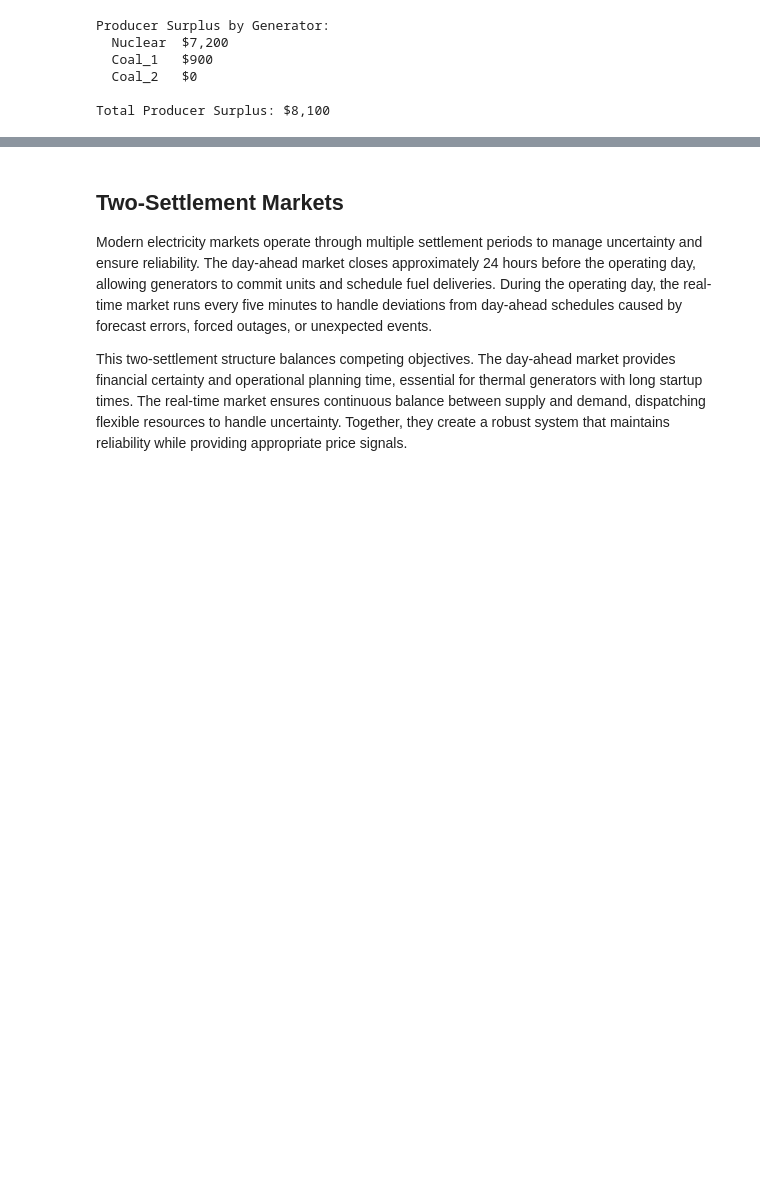
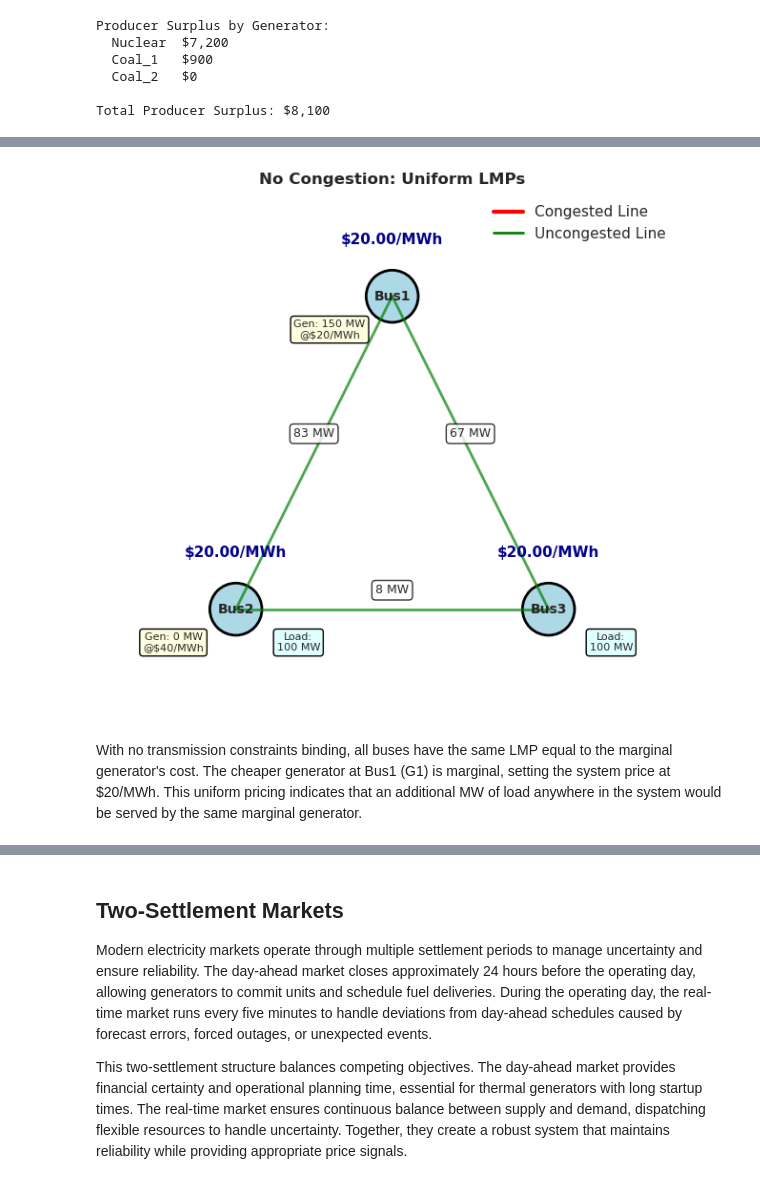
Before and after one commit to PowerCyberTraining/powercybertraining.github.io, a Jupyter notebook: pct/modules/04/electricity-markets-basics.ipynb, the cells around one changed output, grey strips where cells are left out. Cells and saved outputs as stored; diff of their text form; code cells hidden in the pictures; blank space fills up the shorter version.

```diff
--- a/pct/modules/04/electricity-markets-basics.ipynb
+++ b/pct/modules/04/electricity-markets-basics.ipynb
@@ -304,0 +325,5 @@ def solve_3bus_opf(line_limits):
+# %%
+ptdf, slack_idx = calculate_ptdf(buses, lines)
+
+print("PTDF Matrix:")
+print(ptdf)
@@ -304,0 +470,11 @@ def solve_3bus_opf(line_limits):
+# %%
+# Scenario 1: No congestion (low load)
+
+results_no_cong = solve_3bus_opf(
+    buses, generators, lines, ptdf, bus_map
+)
+
+print("SCENARIO 1: NO CONGESTION")
+print("="*50)
+print(f"\nTotal Cost: ${results_no_cong['total_cost']:,.2f}")
+print(f"System LMP: ${results_no_cong['system_lmp']:.2f}/MWh")
@@ -304,0 +522,10 @@ def solve_3bus_opf(line_limits):
+# %%
+# Visualize both scenarios
+visualize_network_results(
+    results_no_cong, buses, generators, lines,
+    "No Congestion: Uniform LMPs"
+)
+# %% [output]
+[figure, added]
+# %% [markdown]
+With no transmission constraints binding, all buses have the same LMP equal to the marginal generator's cost. The cheaper generator at Bus1 (G1) is marginal, setting the system price at \$20/MWh. This uniform pricing indicates that an additional MW of load anywhere in the system would be served by the same marginal generator.
```
Also changed, not shown: parts of 38 cells of this notebook.
